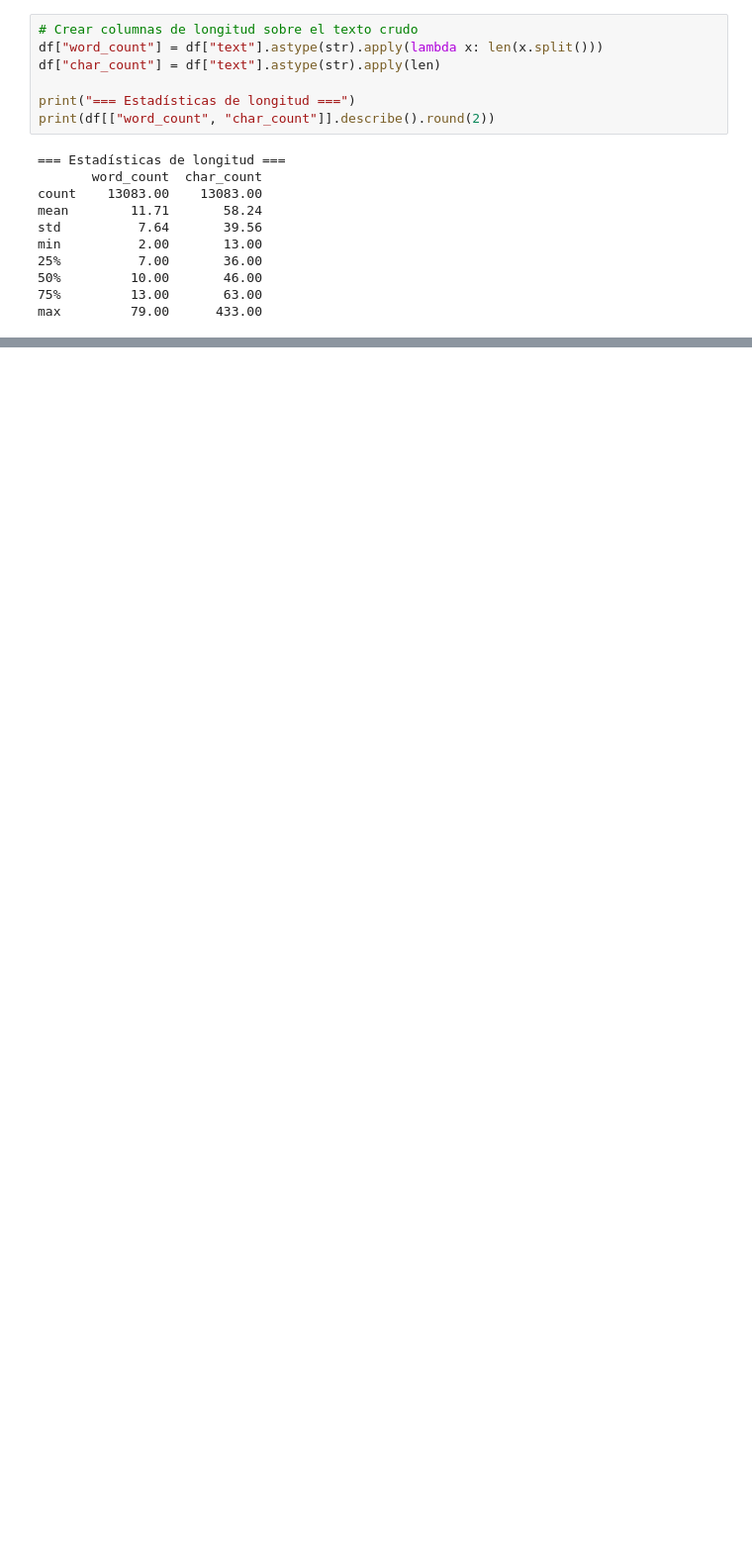
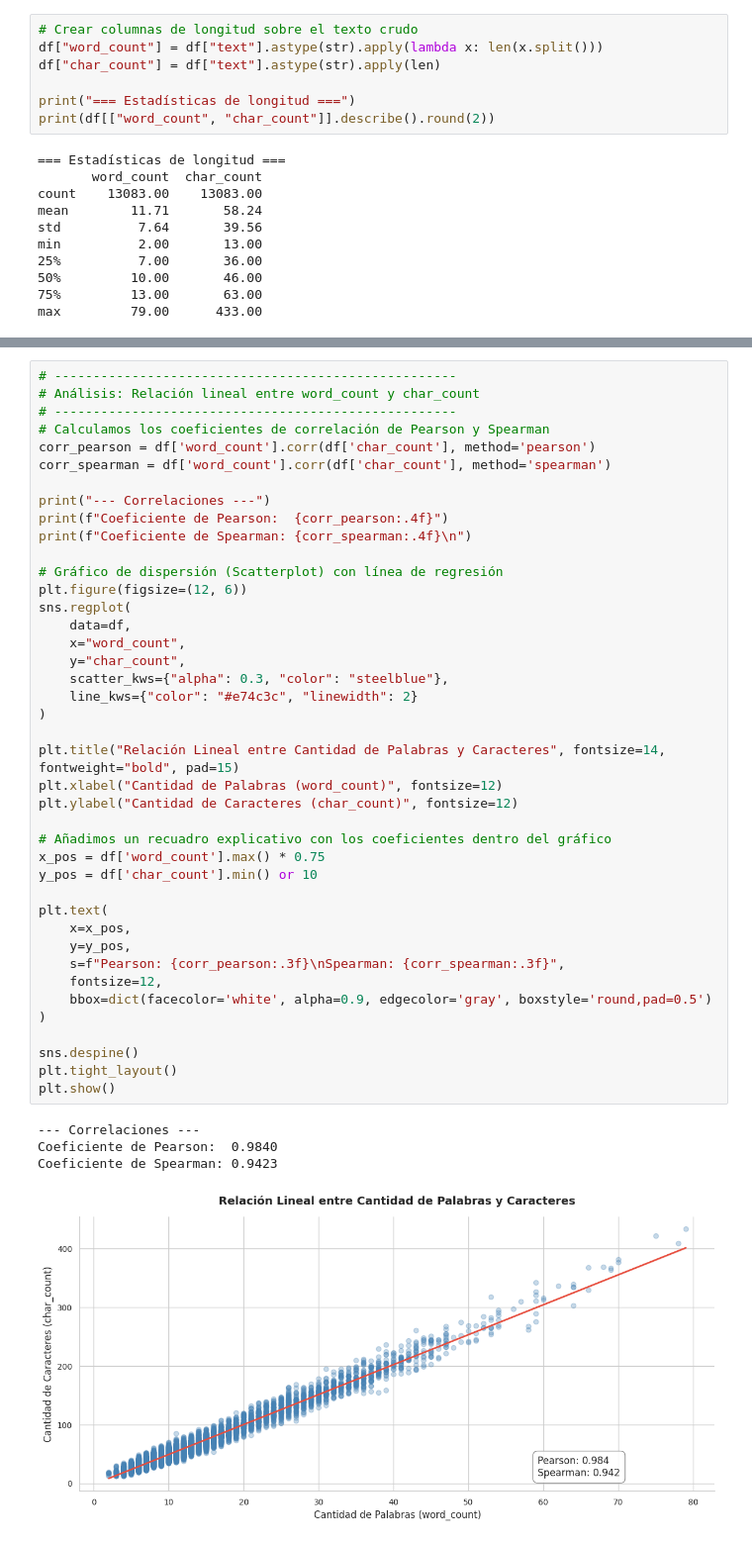
Before and after one commit to MarcosDebona25/TP2-CDD-2026, a Jupyter notebook: tp2_cdd.ipynb, the cells around one changed output, grey strips where cells are left out. Shown at 99% size. Saved outputs shown, nothing was run; the diff lists cells and outputs as text; blank space fills up the shorter version.

Commit message:
Agregada gráfica Relación lineal entre word_count y char_count

```diff
--- a/tp2_cdd.ipynb
+++ b/tp2_cdd.ipynb
@@ -331,0 +332,46 @@ Explain pending transactions. pending_cash_withdrawal           3
+# %%
+# ----------------------------------------------------
+# Análisis: Relación lineal entre word_count y char_count
+# ----------------------------------------------------
+# Calculamos los coeficientes de correlación de Pearson y Spearman
+corr_pearson = df['word_count'].corr(df['char_count'], method='pearson')
+corr_spearman = df['word_count'].corr(df['char_count'], method='spearman')
+
+print("--- Correlaciones ---")
+print(f"Coeficiente de Pearson:  {corr_pearson:.4f}")
+print(f"Coeficiente de Spearman: {corr_spearman:.4f}\n")
+
+# Gráfico de dispersión (Scatterplot) con línea de regresión
+plt.figure(figsize=(12, 6))
+sns.regplot(
+    data=df,
+    x="word_count",
+    y="char_count",
+    scatter_kws={"alpha": 0.3, "color": "steelblue"},
+    line_kws={"color": "#e74c3c", "linewidth": 2}
+)
+
+plt.title("Relación Lineal entre Cantidad de Palabras y Caracteres", fontsize=14, fontweight="bold", pad=15)
+plt.xlabel("Cantidad de Palabras (word_count)", fontsize=12)
+plt.ylabel("Cantidad de Caracteres (char_count)", fontsize=12)
+
+# Añadimos un recuadro explicativo con los coeficientes dentro del gráfico
+x_pos = df['word_count'].max() * 0.75
+y_pos = df['char_count'].min() or 10
+
+plt.text(
+    x=x_pos,
+    y=y_pos,
+    s=f"Pearson: {corr_pearson:.3f}\nSpearman: {corr_spearman:.3f}",
+    fontsize=12,
+    bbox=dict(facecolor='white', alpha=0.9, edgecolor='gray', boxstyle='round,pad=0.5')
+)
+
+sns.despine()
+plt.tight_layout()
+plt.show()
+# %% [output]
+--- Correlaciones ---
+Coeficiente de Pearson:  0.9840
+Coeficiente de Spearman: 0.9423
+[figure, added]
```
Also changed, not shown: parts of 6 cells of this notebook.
